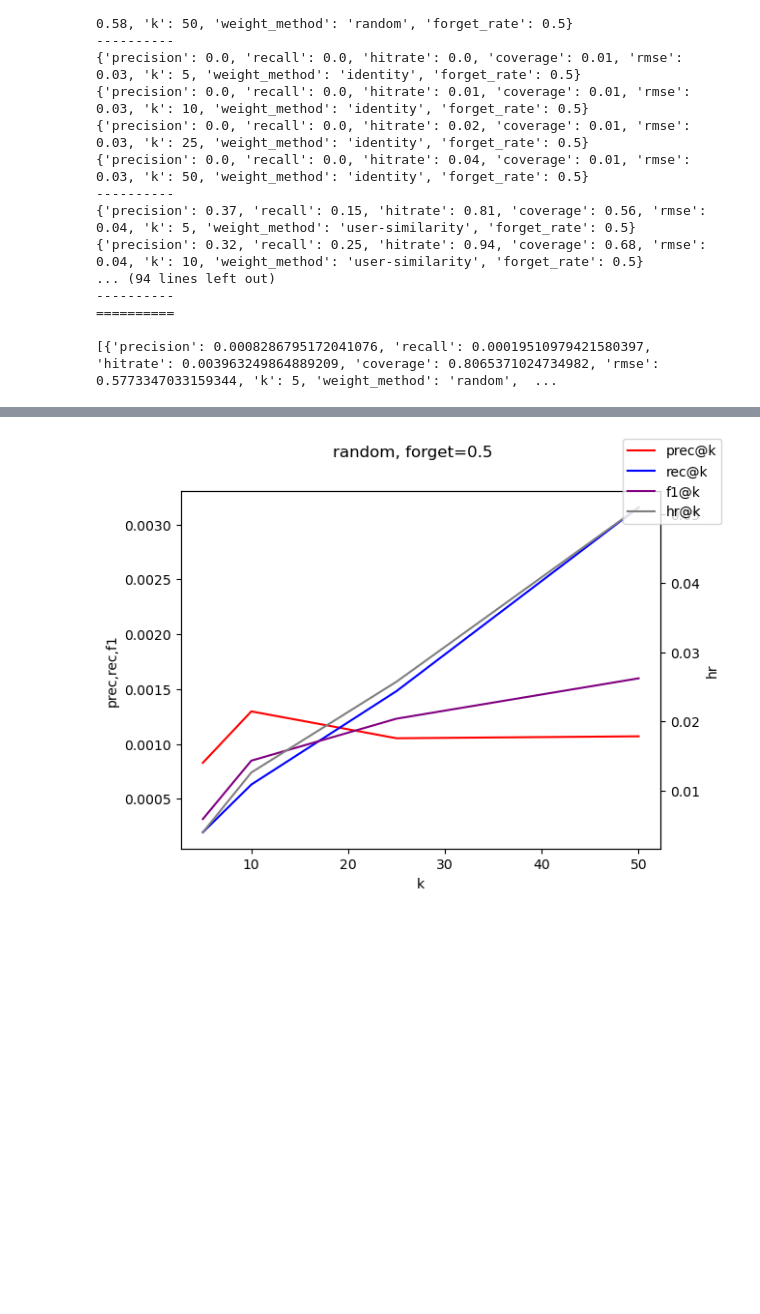
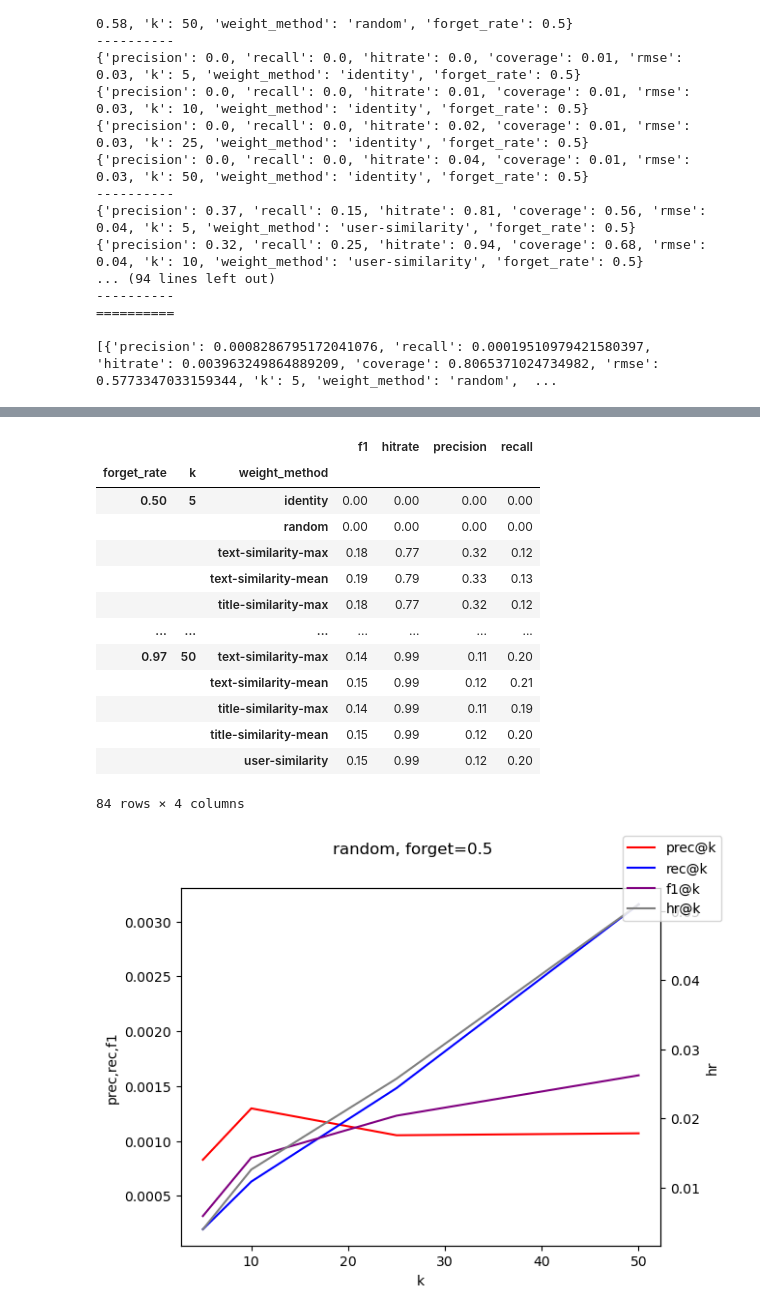
Before and after one commit to tmscer/bthesis, a Jupyter notebook: src/main.ipynb, the cells around one changed output, grey strips where cells are left out. Saved outputs shown, nothing was run; the diff lists cells and outputs as text; code cells hidden in the pictures; blank space fills up the shorter version.

Commit message:
Put results into a dataframe, pivot it, use it for graphs

```diff
--- a/src/main.ipynb
+++ b/src/main.ipynb
@@ -433,0 +436,3 @@ def get_field(iterable, field):
+# %%
+df = pd.DataFrame(results)
+df.head()
@@ -433,0 +446,3 @@ def get_field(iterable, field):
+# %%
+df["f1"] = f1_score(df["precision"], df["recall"])
+df.head()
@@ -434 +456,20 @@ def get_field(iterable, field):
+# %%
+pd.options.display.float_format = "{:,.2f}".format
+
+df.pivot_table(index=["forget_rate", "k", "weight_method"], values=["precision", "recall", "hitrate", "f1"])
+# %% [output]
+|  |  |  | f1 | hitrate | precision | recall |
+| forget_rate | k | weight_method |  |  |  |  |
+| 0.50 | 5 | identity | 0.00 | 0.00 | 0.00 | 0.00 |
+|  |  | random | 0.00 | 0.00 | 0.00 | 0.00 |
+|  |  | text-similarity-max | 0.18 | 0.77 | 0.32 | 0.12 |
+|  |  | text-similarity-mean | 0.19 | 0.79 | 0.33 | 0.13 |
+|  |  | title-similarity-max | 0.18 | 0.77 | 0.32 | 0.12 |
+| ... | ... | ... | ... | ... | ... | ... |
+| 0.97 | 50 | text-similarity-max | 0.14 | 0.99 | 0.11 | 0.20 |
+|  |  | text-similarity-mean | 0.15 | 0.99 | 0.12 | 0.21 |
+|  |  | title-similarity-max | 0.14 | 0.99 | 0.11 | 0.19 |
+|  |  | title-similarity-mean | 0.15 | 0.99 | 0.12 | 0.20 |
+|  |  | user-similarity | 0.15 | 0.99 | 0.12 | 0.20 |
+84 rows × 4 columns
 # %%
```
Also changed, not shown: parts of 5 cells of this notebook.
